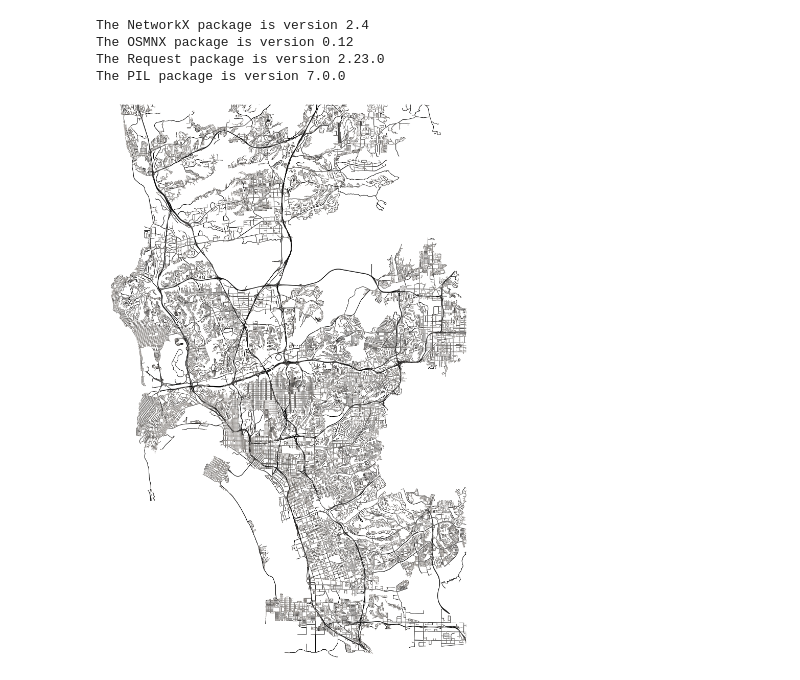
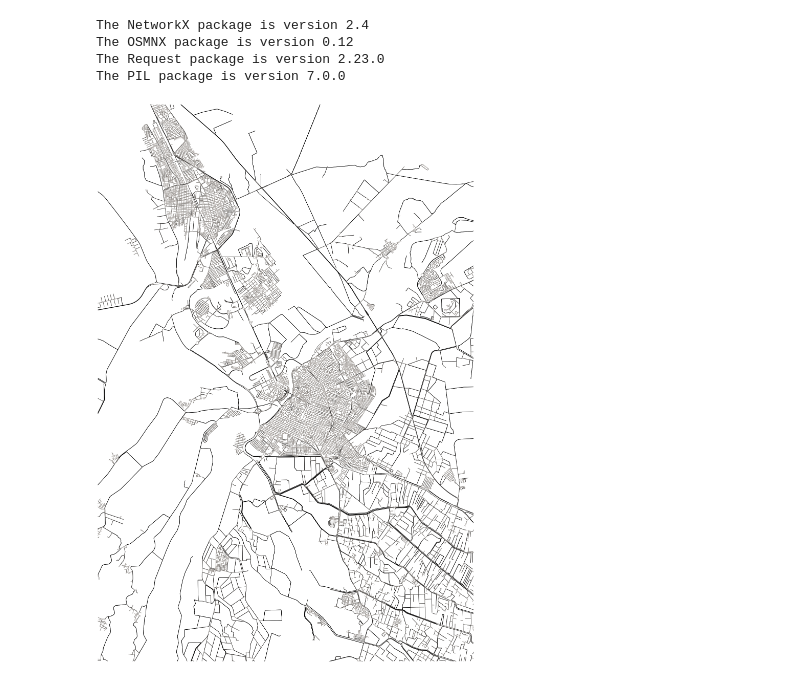
Before and after one commit to niemasd/MapArt, a Jupyter notebook: Map.ipynb, the cells around one changed output. Saved outputs shown, nothing was run; the diff lists cells and outputs as text; code cells hidden in the pictures.

Commit message:
Added 3:2 Dezful

```diff
--- a/Map.ipynb
+++ b/Map.ipynb
@@ -58,3 +29,14 @@ G = ox.graph_from_place(places, network_type = "drive", simplify = True)
+# %%
+###############################################################################
+#                                3. Get Data                                  #
+###############################################################################
+# Define city/cities
+places = [
+    "Khuzestan, Iran",
+]
+
+# Get data for places
+G = ox.graph_from_place(places, network_type = "all", simplify = True)
 # %%
 ###############################################################################
 #                               4. Unpack Data                                #
@@ -115,14 +97,14 @@ for item in data:
 #                                 7. Make Map                                 #
 ###############################################################################
 # Center of map
-latitude = 32.717303
-longitude = -117.221403
+latitude = 32.389574
+longitude = 48.393312
 
 # Bbox sides
-north = latitude + 0.271
-south = latitude - 0.180
-east = longitude + 0.283
-west = longitude - 0.073
+north = latitude + 0.113
+south = latitude - 0.112
+east = longitude + 0.089
+west = longitude - 0.089
 
 # Make Map
 fig, ax = ox.plot_graph(G, node_size=0, bbox = (north, south, east, west), margin = 0,
@@ -136,33 +118,33 @@ markersize = 16
 fontsize = 16
 
 '''
 # Add legend
 legend_elements = [Line2D([0], [0], marker='s', color="#061529", label= 'Length < 100 m',
                           markerfacecolor="#d40a47", markersize=markersize),
 
                   Line2D([0], [0], marker='s', color="#061529", label= 'Length between 100-200 m',
                          markerfacecolor="#e78119", markersize=markersize),
 
                   Line2D([0], [0], marker='s', color="#061529", label= 'Length between 200-400 m',
                          markerfacecolor="#30bab0", markersize=markersize),
 
                   Line2D([0], [0], marker='s', color="#061529", label= 'Length between 400-800 m',
                          markerfacecolor="#bbbbbb", markersize=markersize),
 
                   Line2D([0], [0], marker='s', color="#061529", label= 'Length > 800 m',
                   markerfacecolor="w", markersize=markersize)]
 
 l = ax.legend(handles=legend_elements, bbox_to_anchor=(0.0, 0.0), frameon=True, ncol=1,
               facecolor = '#061529', framealpha = 0.9,
               loc='lower left',  fontsize = fontsize, prop={'family':"Georgia", 'size':fontsize})
 
 # Legend font color
 for text in l.get_texts():
     text.set_color("b")
 '''
 
 # Save figure
-fig.savefig("SanDiego.pdf", bbox_inches='tight', facecolor=fig.get_facecolor(), transparent=True)
-fig.savefig("SanDiego.png", bbox_inches='tight', facecolor=fig.get_facecolor(), transparent=True)
+fig.savefig("Dezful.pdf", bbox_inches='tight', facecolor=fig.get_facecolor(), transparent=True)
+fig.savefig("Dezful.png", bbox_inches='tight', facecolor=fig.get_facecolor(), transparent=True)
 # %% [output]
-[figure, old version]
+[figure, new version]
```
Also changed, not shown: parts of 1 cell of this notebook, 3 other files.
